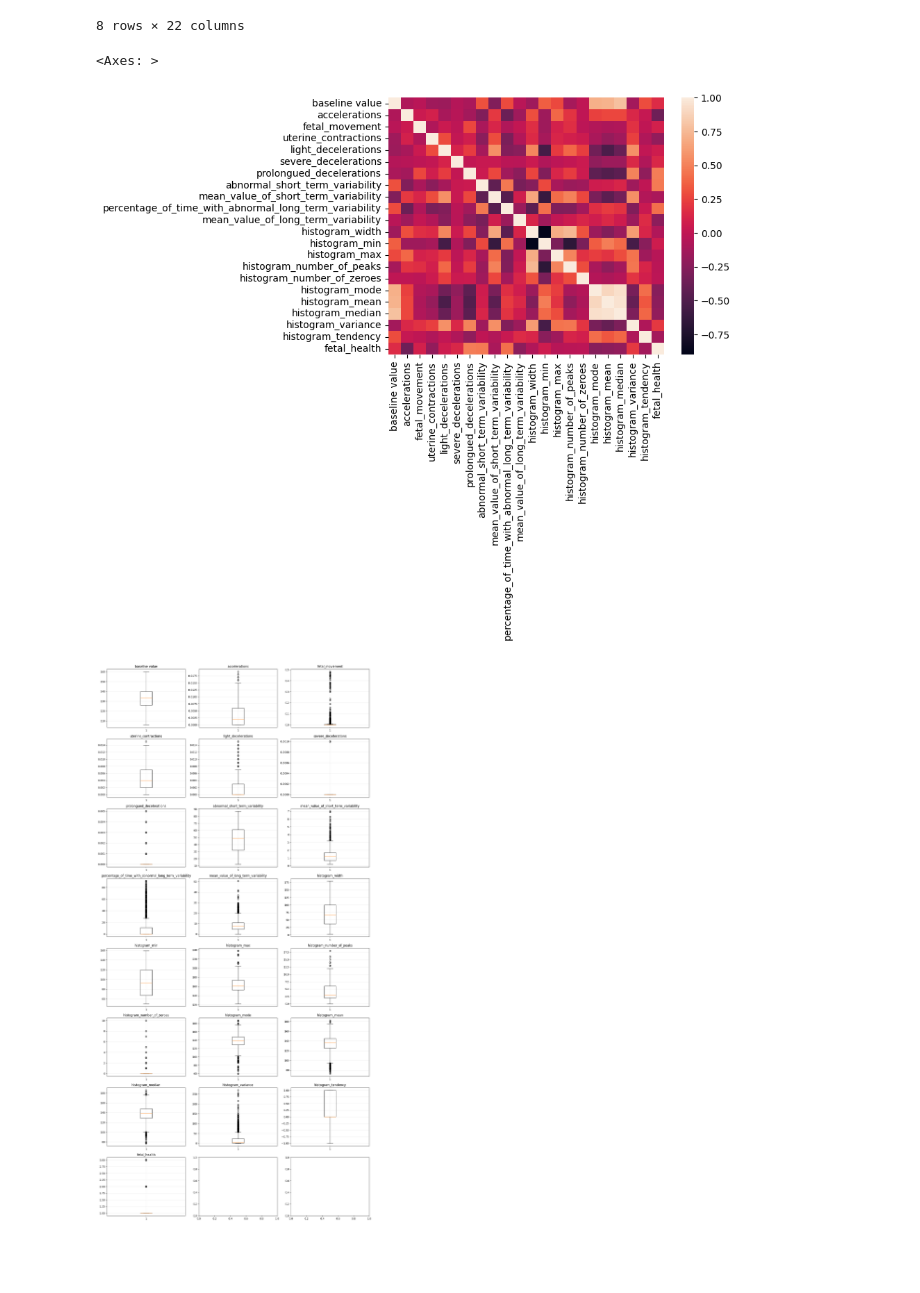
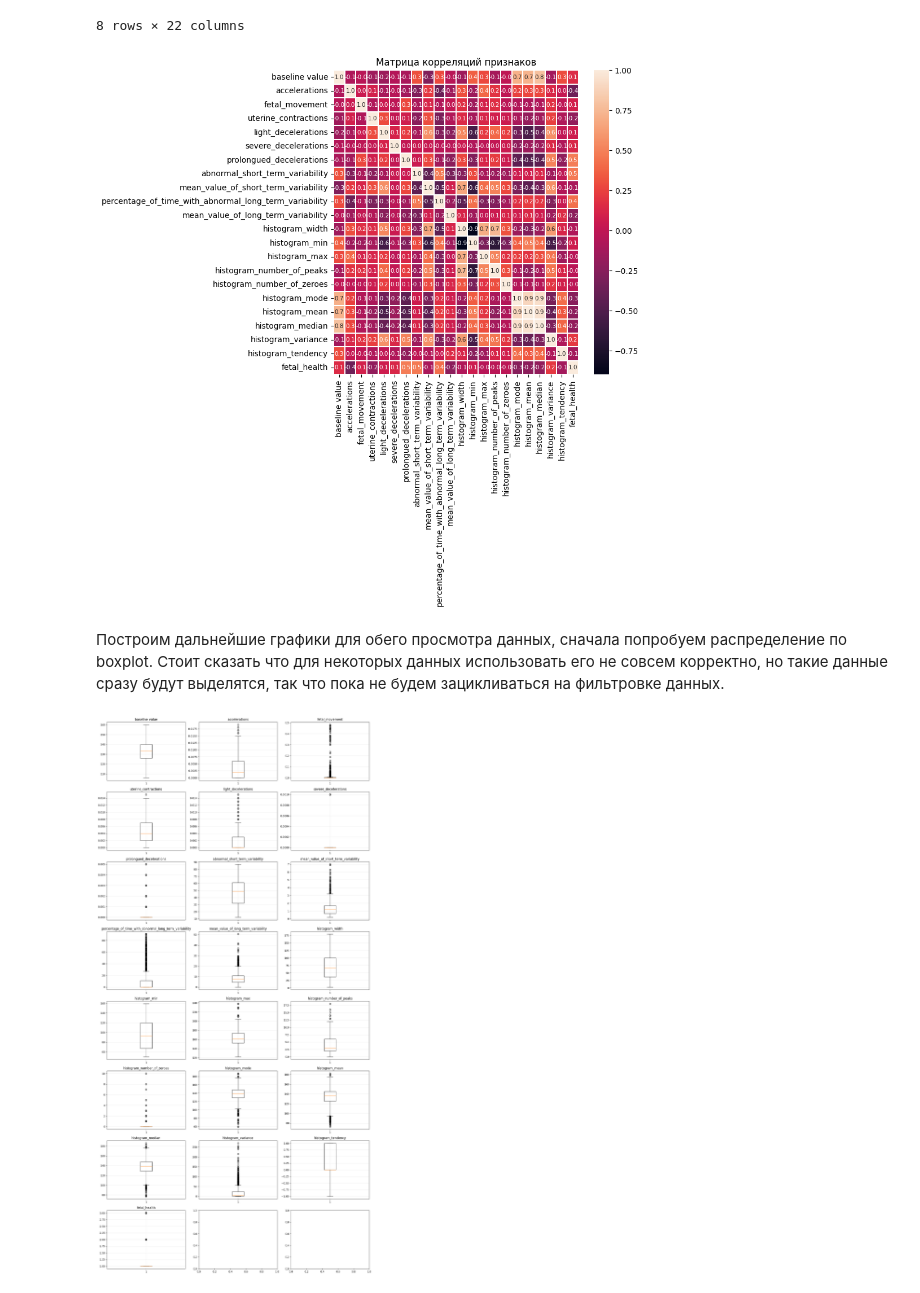
Before and after one commit to NightBloomRush/fetalhealth, a Jupyter notebook: embw.ipynb, the cells around one changed output. Drawn from its saved outputs; the diff is of its cells as text; code cells hidden in the pictures; blank space fills up the shorter version.

```diff
--- a/embw.ipynb
+++ b/embw.ipynb
@@ -71,9 +98,14 @@ data.describe()
 | max | 160.000000 | 0.019000 | 0.481000 | 0.015000 | 0.015000 | ... |
 8 rows × 22 columns
 # %%
+#Строим матрицу корреляций признаков
 corr = data.corr()
-sns.heatmap(corr)
+plt.figure(figsize = (7,7))
+sns.heatmap(corr, annot = True, fmt=".1f", linewidths=0.01, annot_kws={"fontsize":7.5})
+plt.title("Матрица корреляций признаков")
+plt.show()
 # %% [output]
-<Axes: >
-[figure, old version]
+[figure, new version]
+# %% [markdown]
+Построим дальнейшие графики для обего просмотра данных, сначала попробуем распределение по boxplot. Стоит сказать что для некоторых данных использовать его не совсем корректно, но такие данные сразу будут выделятся, так что пока не будем зацикливаться на фильтровке данных.
 # %%
```
Also changed, not shown: parts of 27 cells of this notebook.
